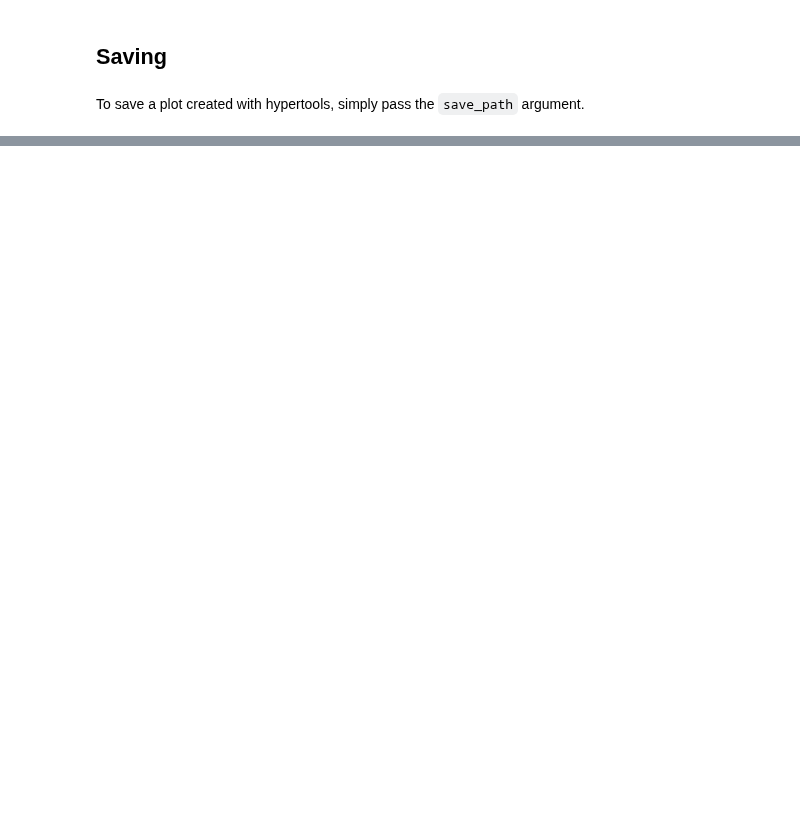
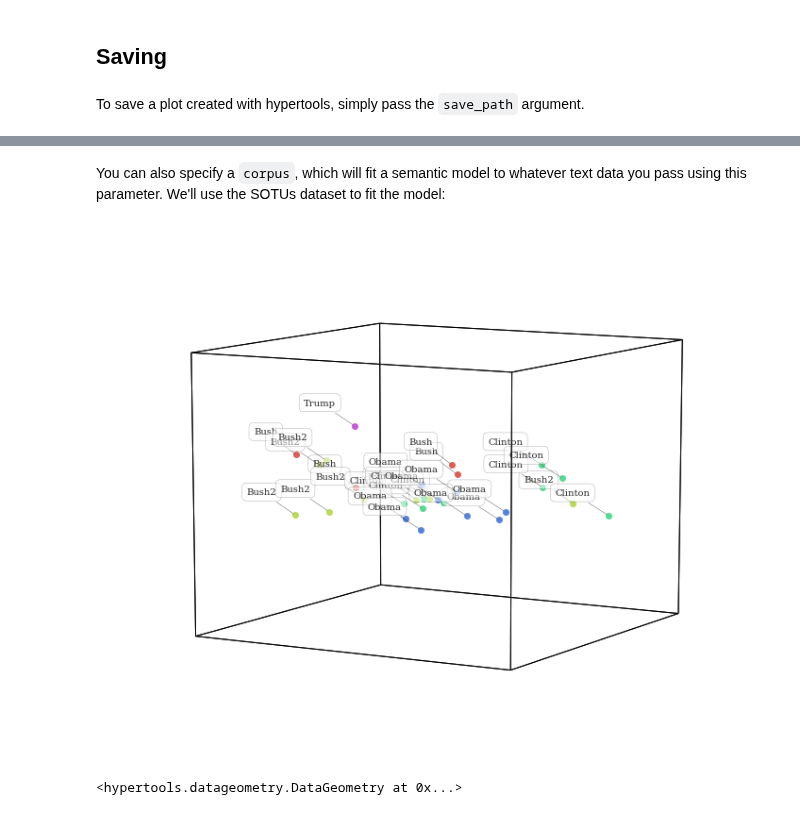
Before and after one commit to ContextLab/hypertools, a Jupyter notebook: docs/tutorials/plot.ipynb, the cells around one changed output, grey strips where cells are left out. Drawn from its saved outputs; the diff is of its cells as text; code cells hidden in the pictures; blank space fills up the shorter version.

```diff
--- a/docs/tutorials/plot.ipynb
+++ b/docs/tutorials/plot.ipynb
@@ -162,0 +210,7 @@ To save a plot created with hypertools, simply pass the `save_path` argument.
+# %% [markdown]
+You can also specify a `corpus`, which will fit a semantic model to whatever text data you pass using this parameter.  We'll use the SOTUs dataset to fit the model:
+# %%
+geo.plot(corpus=docs)
+# %% [output]
+[figure, added]
+<hypertools.datageometry.DataGeometry at 0x...>
```
Also changed, not shown: parts of 22 cells of this notebook, 43 other files.
